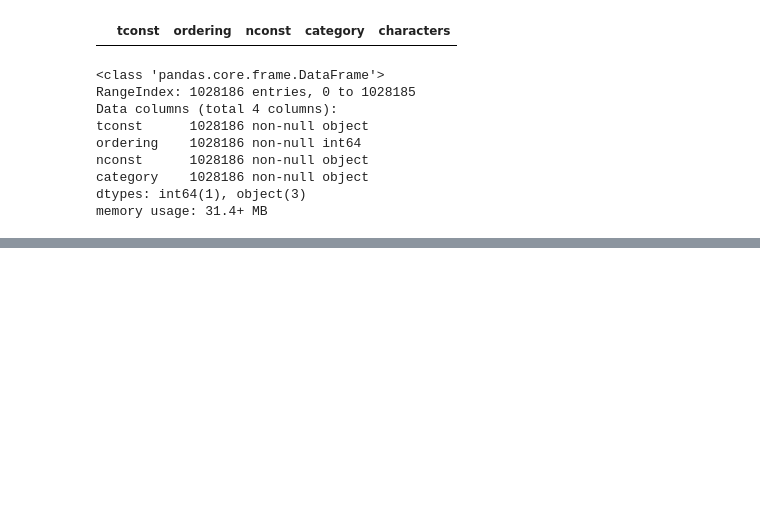
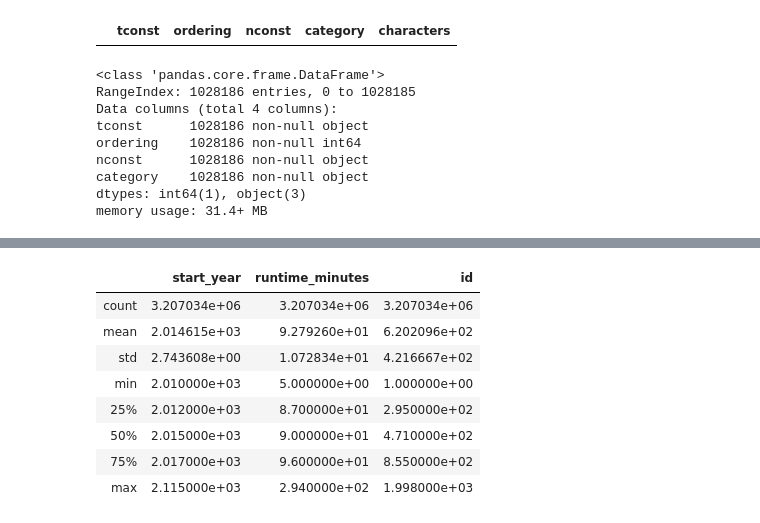
Before and after one commit to EricaSG/dsc-mod-1-project-v2-1-onl01-dtsc-ft-041320, a Jupyter notebook: student.ipynb, the cells around one changed output, grey strips where cells are left out. Cells and saved outputs as stored; diff of their text form; code cells hidden in the pictures; blank space fills up the shorter version.

```diff
--- a/student.ipynb
+++ b/student.ipynb
@@ -544,0 +578,3 @@ memory usage: 31.4+ MB
+# %%
+movie_info_df = movie_info_df.rename(columns = {'runtime':'runtime_minutes'}) #change column name to runtime_minutes to match runtime column from imdb_basics table
+movie_info_df.head(2)
@@ -544,0 +591,15 @@ memory usage: 31.4+ MB
+# %%
+imdb_basics_movie_info_df = imdb_basics_df.merge(movie_info_df) #Merge the Imdb Ratings and Imdb Title Basics DataFrames by Runtime Minutes
+imdb_basics_movie_info_df.describe() #Here we want Measures of Dispersion for Runtime specifically
+
+#imdb_basics_movie_info_df.head()
+# %% [output]
+|  | start_year | runtime_minutes | id |
+| count | 3.207034e+06 | 3.207034e+06 | 3.207034e+06 |
+| mean | 2.014615e+03 | 9.279260e+01 | 6.202096e+02 |
+| std | 2.743608e+00 | 1.072834e+01 | 4.216667e+02 |
+| min | 2.010000e+03 | 5.000000e+00 | 1.000000e+00 |
+| 25% | 2.012000e+03 | 8.700000e+01 | 2.950000e+02 |
+| 50% | 2.015000e+03 | 9.000000e+01 | 4.710000e+02 |
+| 75% | 2.017000e+03 | 9.600000e+01 | 8.550000e+02 |
+| max | 2.115000e+03 | 2.940000e+02 | 1.998000e+03 |
```
Also changed, not shown: parts of 8 cells of this notebook, 1 other file.
